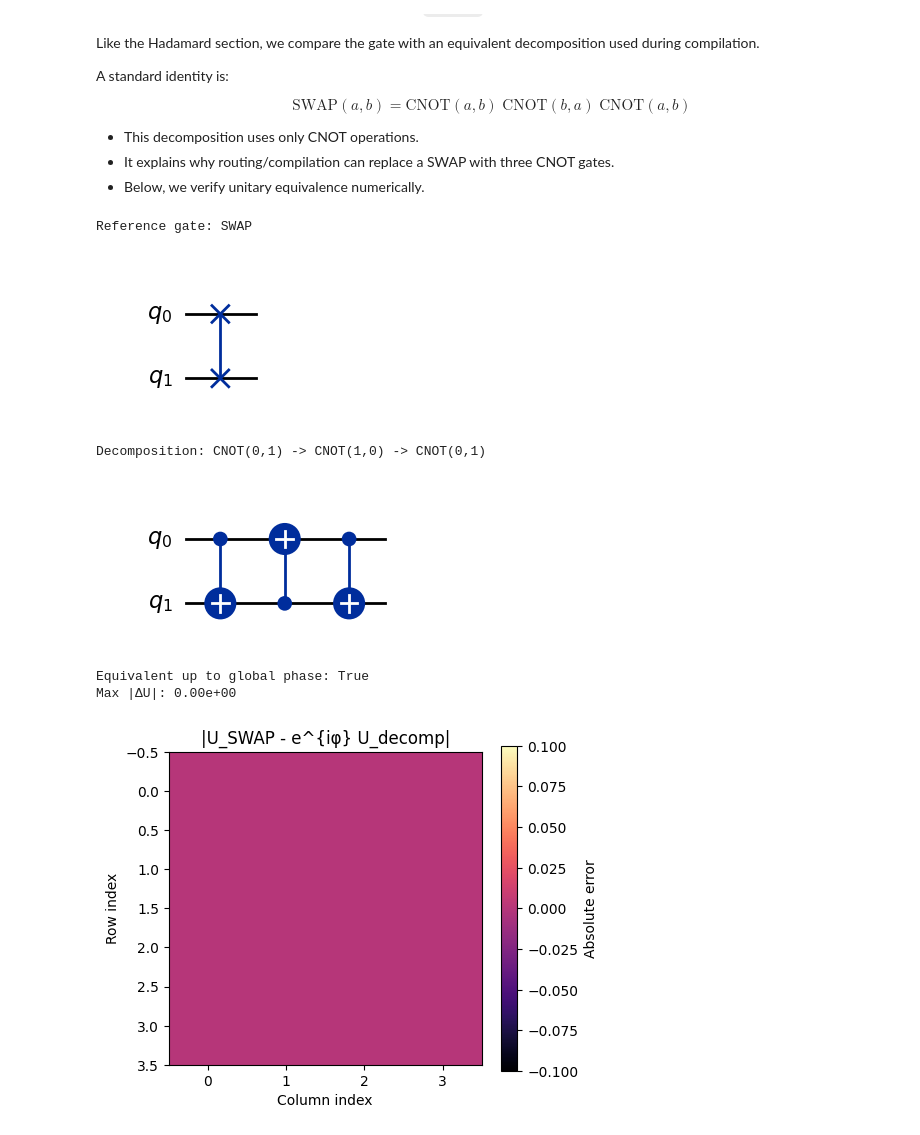
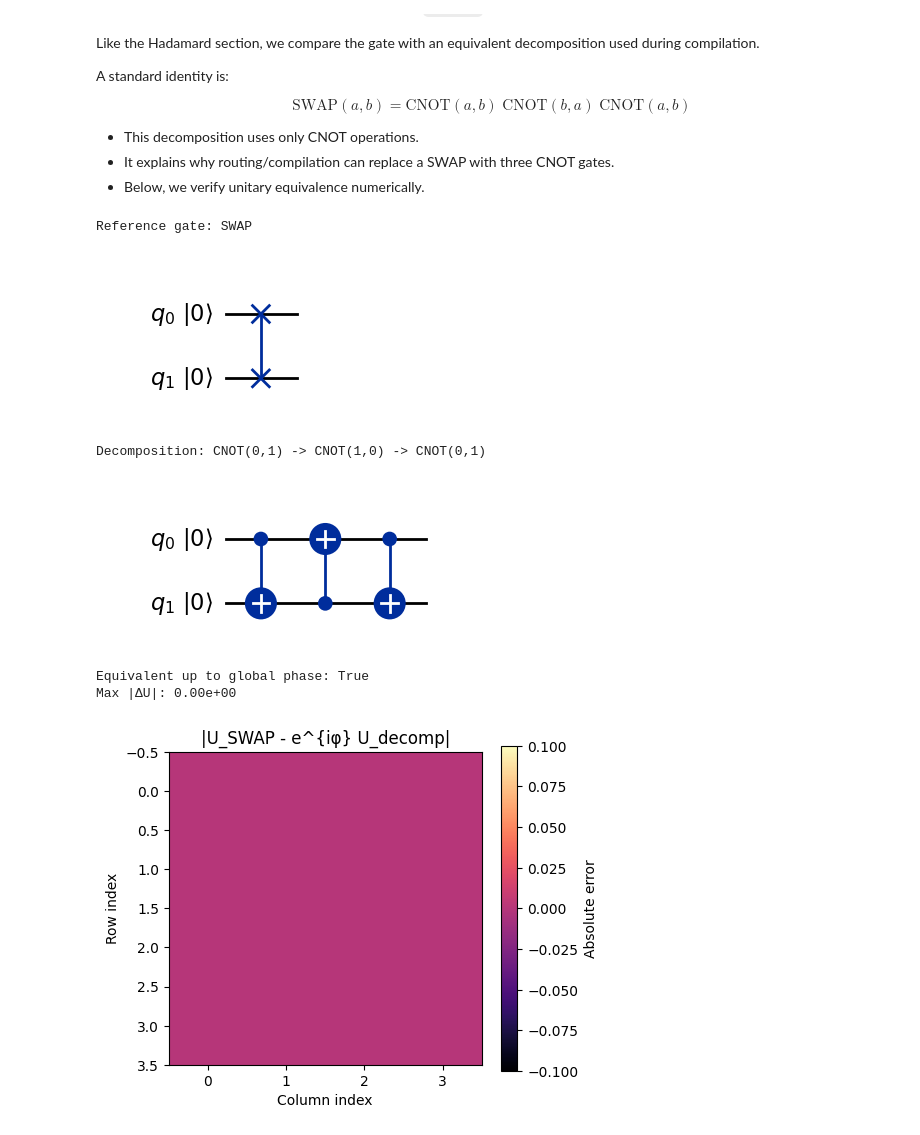
Before and after one commit to amacaluso/quantum-compilation-noise-demo, a Jupyter notebook: Compilation Example.ipynb, the cells around one changed output. Drawn from its saved outputs; the diff is of its cells as text; code cells hidden in the pictures.

```diff
--- a/Compilation Example.ipynb
+++ b/Compilation Example.ipynb
@@ -925,38 +1419,38 @@ swap_decomp.cx(0, 1)
 swap_decomp.cx(1, 0)
 swap_decomp.cx(0, 1)
 
 print("Reference gate: SWAP")
-display(swap_ref.draw("mpl"))
+display(swap_ref.draw("mpl", initial_state=True))
 print("Decomposition: CNOT(0,1) -> CNOT(1,0) -> CNOT(0,1)")
-display(swap_decomp.draw("mpl"))
+display(swap_decomp.draw("mpl", initial_state=True))
 
 # Unitary equivalence check up to global phase
 u_ref = Operator(swap_ref).data
 u_decomp = Operator(swap_decomp).data
 
 inner = np.vdot(u_decomp.flatten(), u_ref.flatten())
 phase = inner / np.abs(inner) if np.abs(inner) > 0 else 1.0
 u_aligned = phase * u_decomp
 delta = u_ref - u_aligned
 
 is_equivalent = np.allclose(delta, 0, atol=1e-10)
 print(f"Equivalent up to global phase: {is_equivalent}")
 print(f"Max |ΔU|: {np.max(np.abs(delta)):.2e}")
 
 # Visualize absolute matrix difference (4x4)
 fig, ax = plt.subplots(figsize=(5.2, 4.2))
 im = ax.imshow(np.abs(delta), cmap="magma", vmin=0)
 ax.set_title("|U_SWAP - e^{iφ} U_decomp|")
 ax.set_xlabel("Column index")
 ax.set_ylabel("Row index")
 fig.colorbar(im, ax=ax, label="Absolute error")
 plt.tight_layout()
 plt.show()
 # %% [output]
 Reference gate: SWAP
-[figure, old version]
+[figure, new version]
 Decomposition: CNOT(0,1) -> CNOT(1,0) -> CNOT(0,1)
-[figure, old version]
+[figure, new version]
 Equivalent up to global phase: True
 Max |ΔU|: 0.00e+00
 [figure]
```
Also changed, not shown: parts of 13 cells of this notebook, 1 other file.
